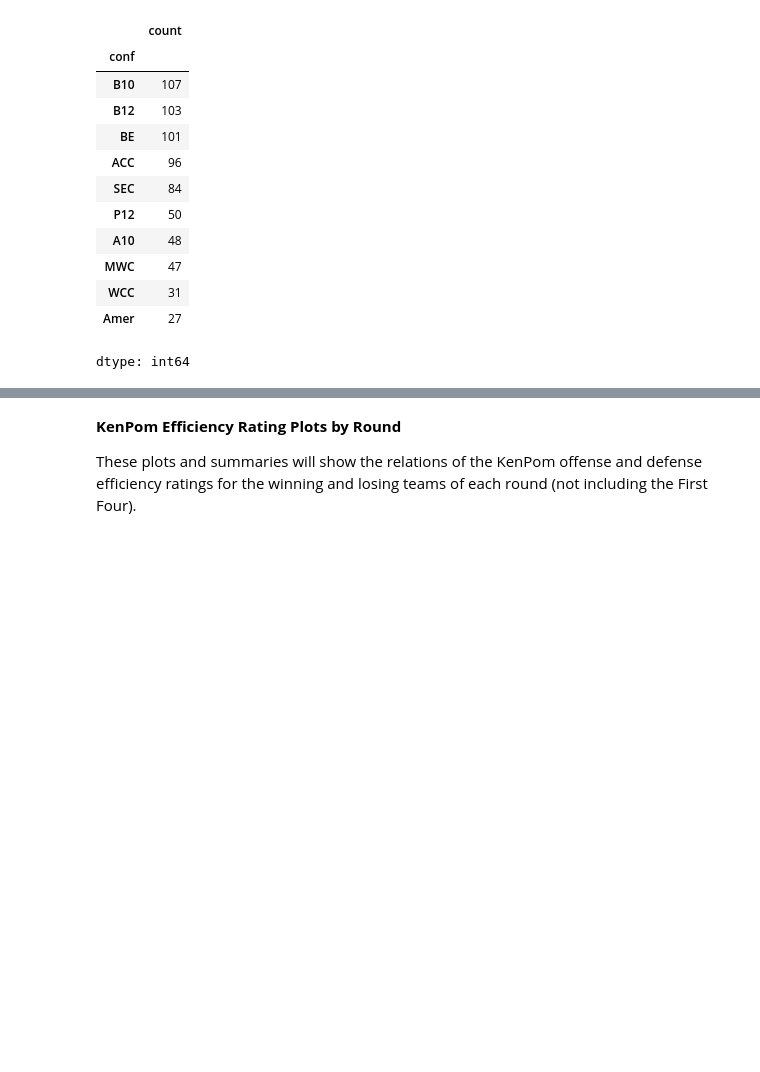
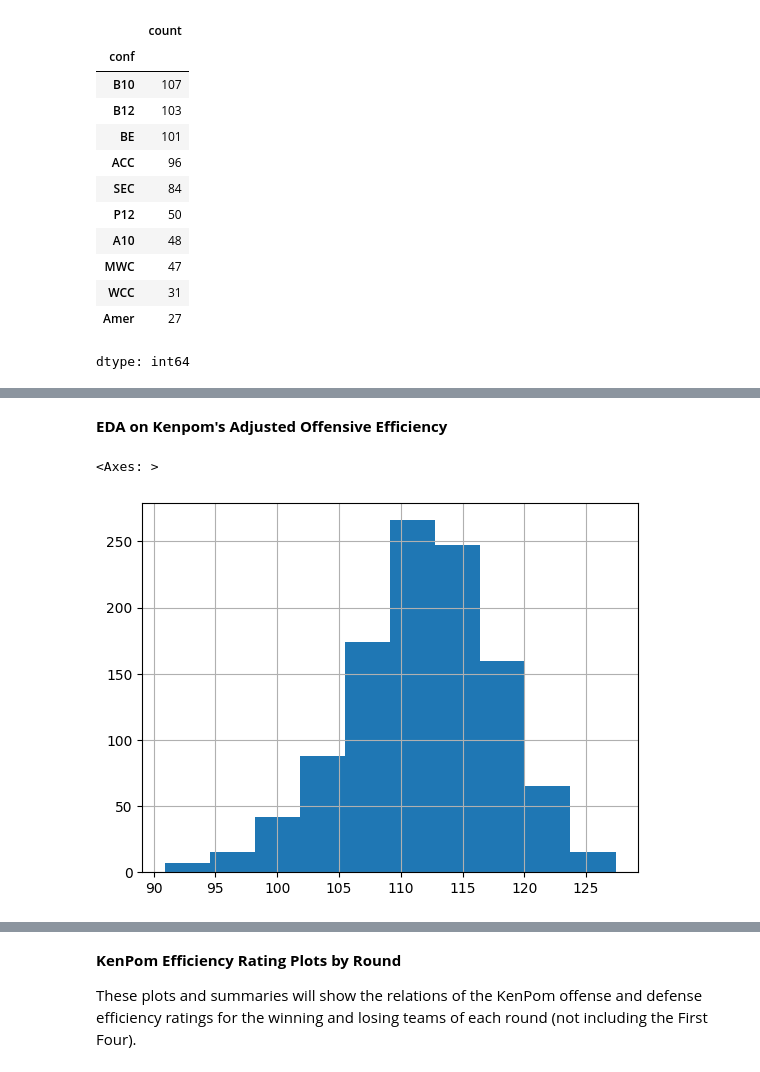
Before and after one commit to baywigg/DS3001Group, a Jupyter notebook: part_one.ipynb, the cells around one changed output, grey strips where cells are left out. Cells and saved outputs as stored; diff of their text form; code cells hidden in the pictures; blank space fills up the shorter version.

```diff
--- a/part_one.ipynb
+++ b/part_one.ipynb
@@ -125,0 +121,7 @@ df.groupby('conf').count().sort_values(by = 'team', ascending = False).()
+# %% [markdown]
+**EDA on Kenpom's Adjusted Offensive Efficiency**
+# %%
+df['kadj_o'].hist()
+# %% [output]
+<Axes: >
+[figure, added]
```
Also changed, not shown: parts of 7 cells of this notebook.
